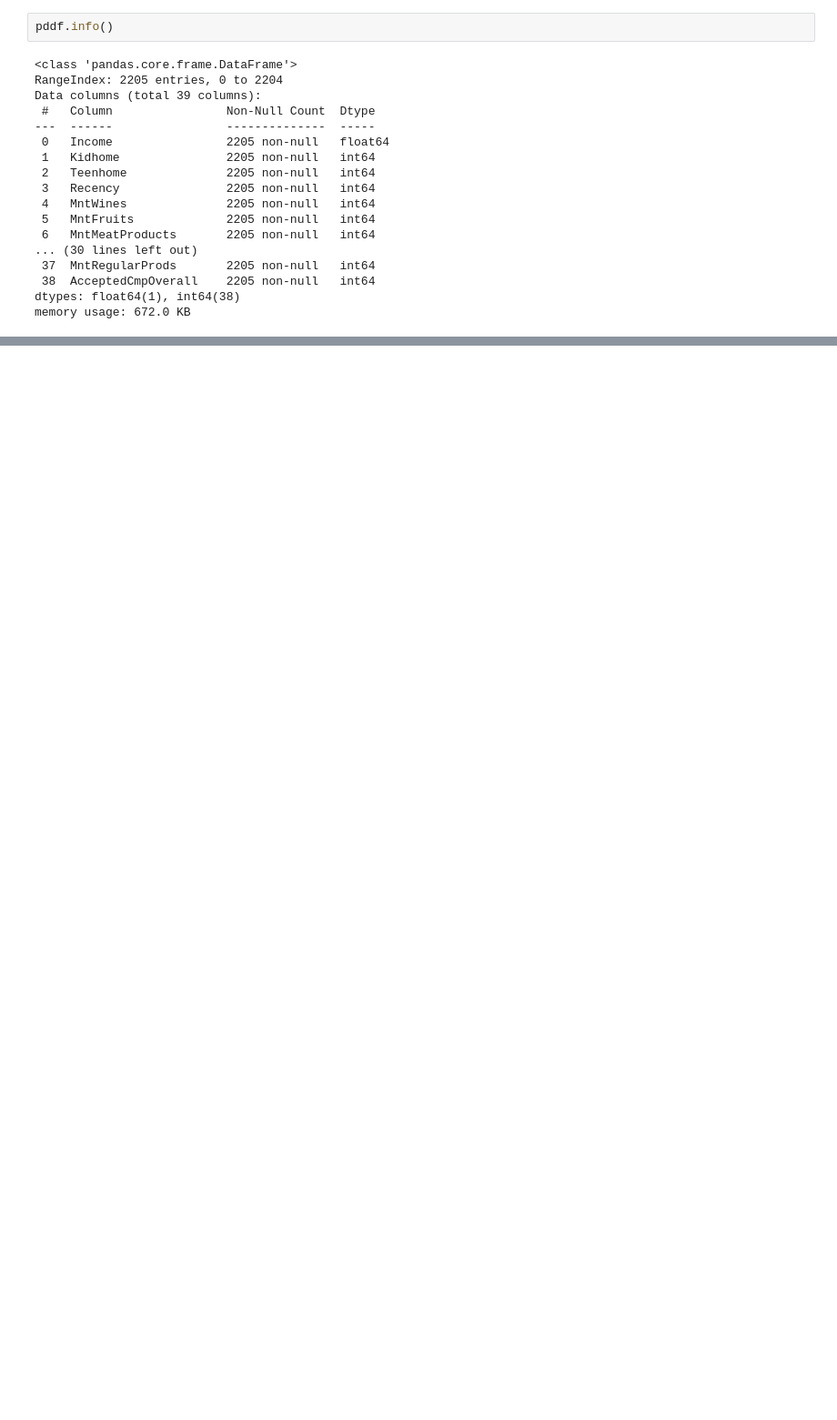
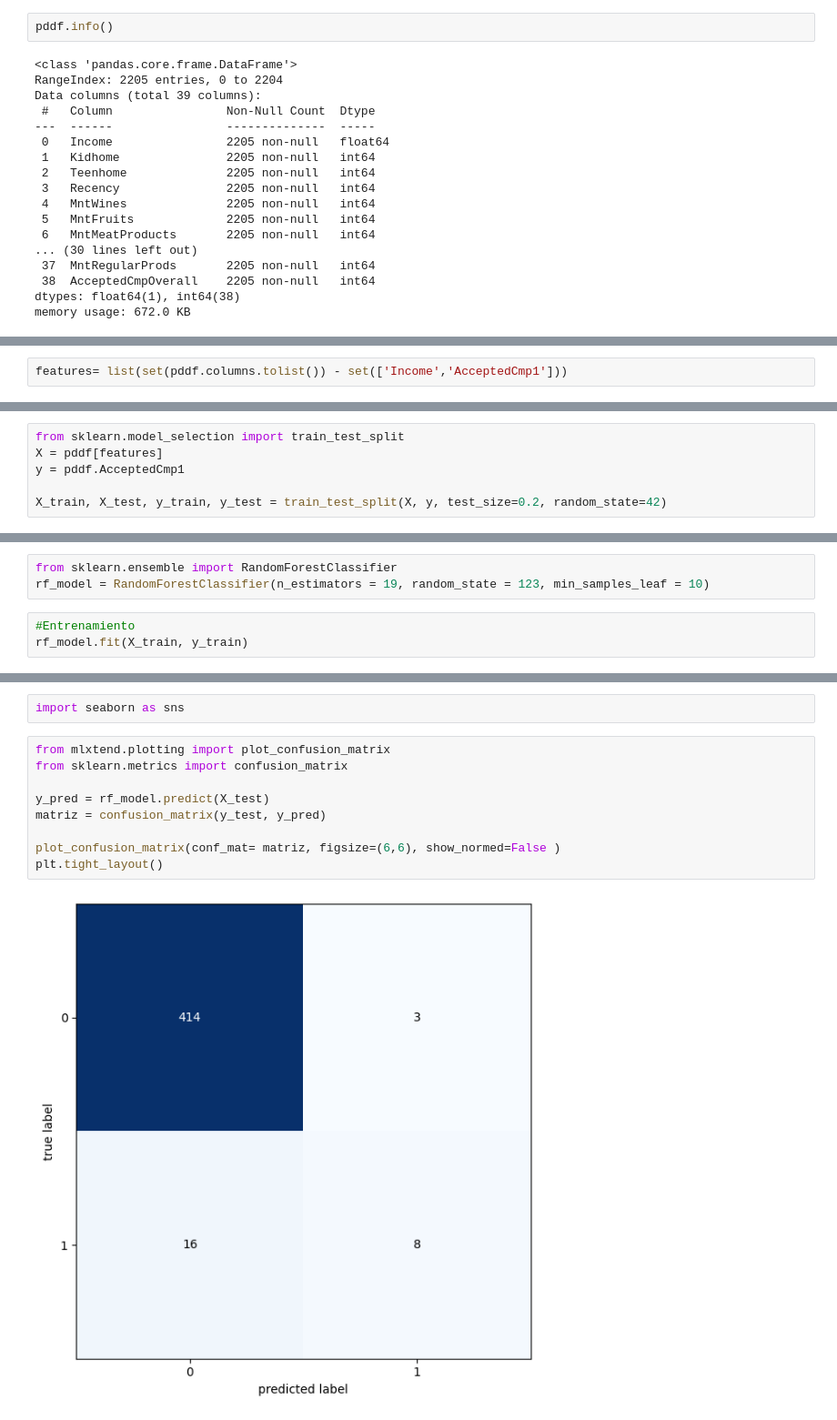
Before and after one commit to godartg/machine-learning-DMC, a Jupyter notebook: Trabajo_final.ipynb, the cells around one changed output, grey strips where cells are left out. Shown at 91% size. Saved outputs shown, nothing was run; the diff lists cells and outputs as text; blank space fills up the shorter version.

```diff
--- a/Trabajo_final.ipynb
+++ b/Trabajo_final.ipynb
@@ -134,0 +120,2 @@ dtype: int64
+# %%
+features= list(set(pddf.columns.tolist()) - set(['Income','AcceptedCmp1']))
@@ -134,0 +142,6 @@ dtype: int64
+# %%
+from sklearn.model_selection import train_test_split
+X = pddf[features]
+y = pddf.AcceptedCmp1
+
+X_train, X_test, y_train, y_test = train_test_split(X, y, test_size=0.2, random_state=42)
@@ -134,0 +150,6 @@ dtype: int64
+# %%
+from sklearn.ensemble import RandomForestClassifier
+rf_model = RandomForestClassifier(n_estimators = 19, random_state = 123, min_samples_leaf = 10)
+# %%
+#Entrenamiento
+rf_model.fit(X_train, y_train)
@@ -134,0 +193,13 @@ dtype: int64
+# %%
+import seaborn as sns
+# %%
+from mlxtend.plotting import plot_confusion_matrix
+from sklearn.metrics import confusion_matrix
+
+y_pred = rf_model.predict(X_test)
+matriz = confusion_matrix(y_test, y_pred)
+
+plot_confusion_matrix(conf_mat= matriz, figsize=(6,6), show_normed=False )
+plt.tight_layout()
+# %% [output]
+[figure, added]
```
Also changed, not shown: parts of 23 cells of this notebook.
